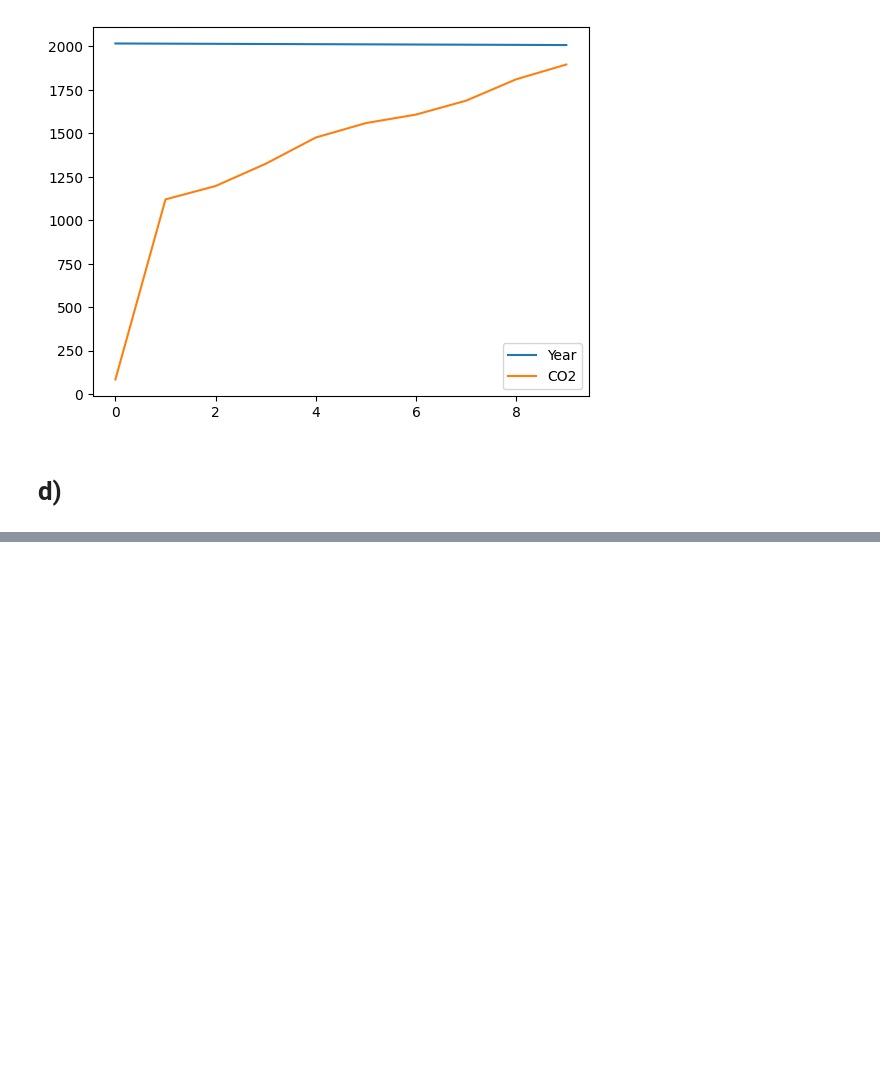
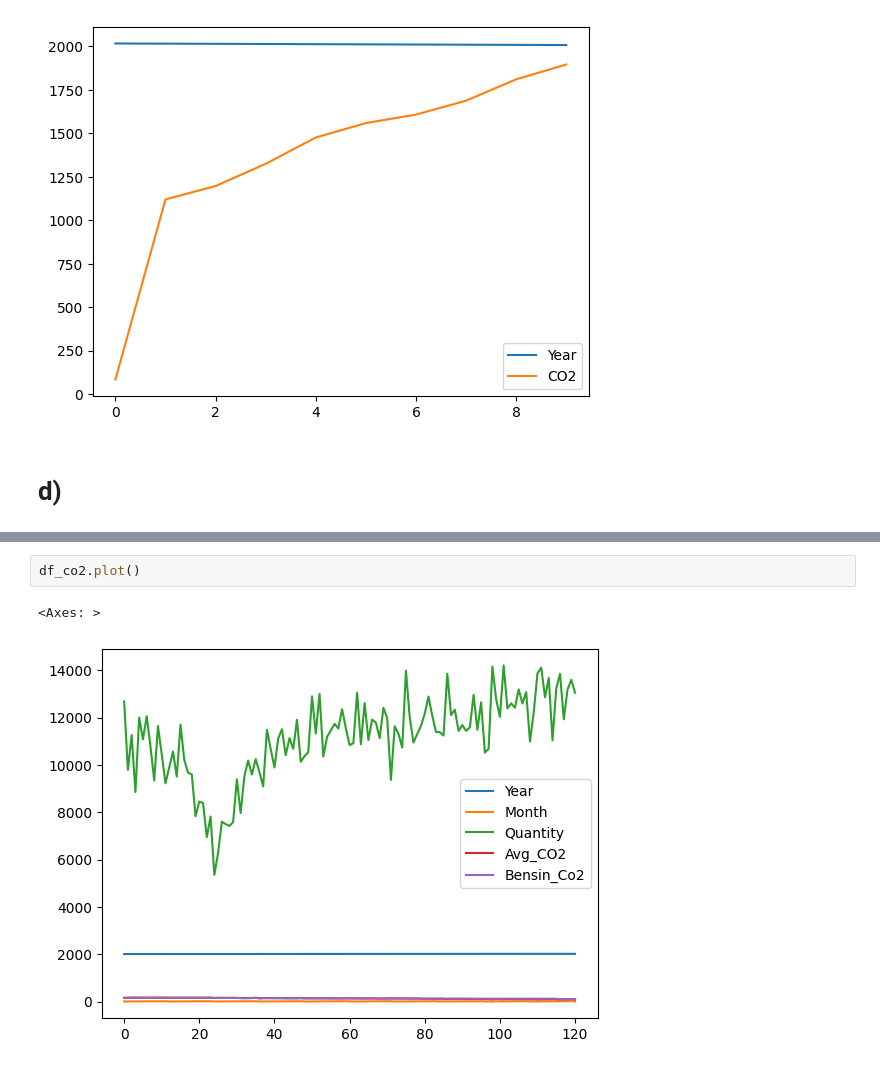
Before and after one commit to AndresTrujillo1811-bit/data_visualization_andres_trujillo_de24, a Jupyter notebook: exercises/exercise0.ipynb, the cells around one changed output, grey strips where cells are left out. Drawn from its saved outputs; the diff is of its cells as text; blank space fills up the shorter version.

```diff
--- a/exercises/exercise0.ipynb
+++ b/exercises/exercise0.ipynb
@@ -397,0 +442,5 @@ total_imports
+# %%
+df_co2.plot()
+# %% [output]
+<Axes: >
+[figure, added]
```
Also changed, not shown: parts of 14 cells of this notebook, 10 other files.
